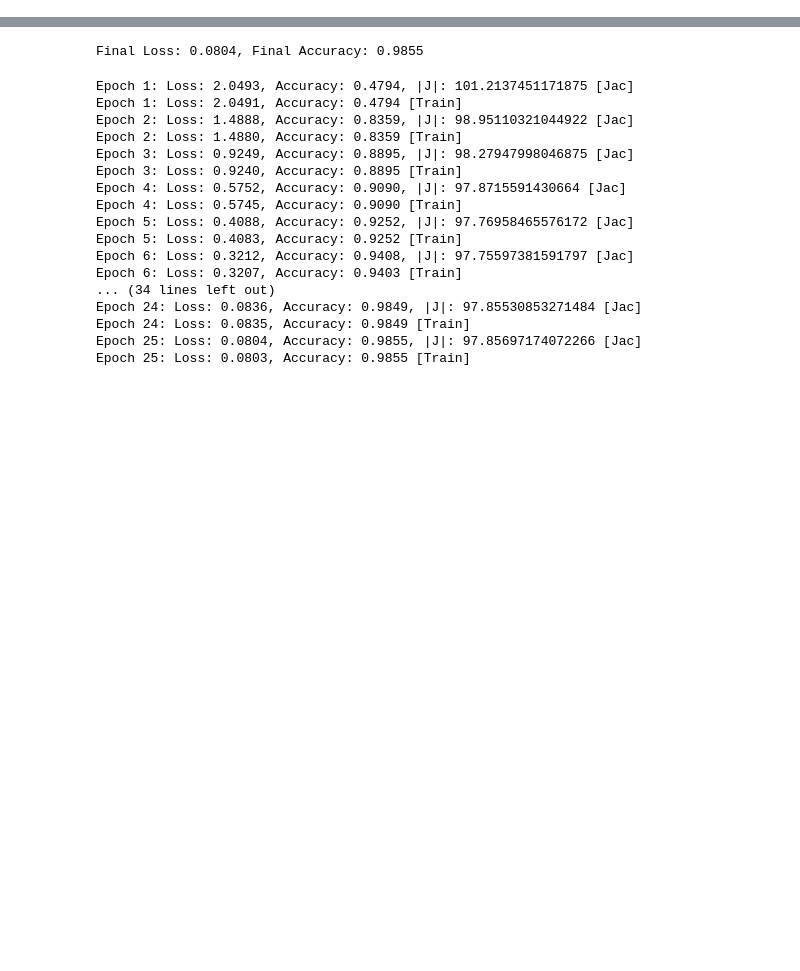
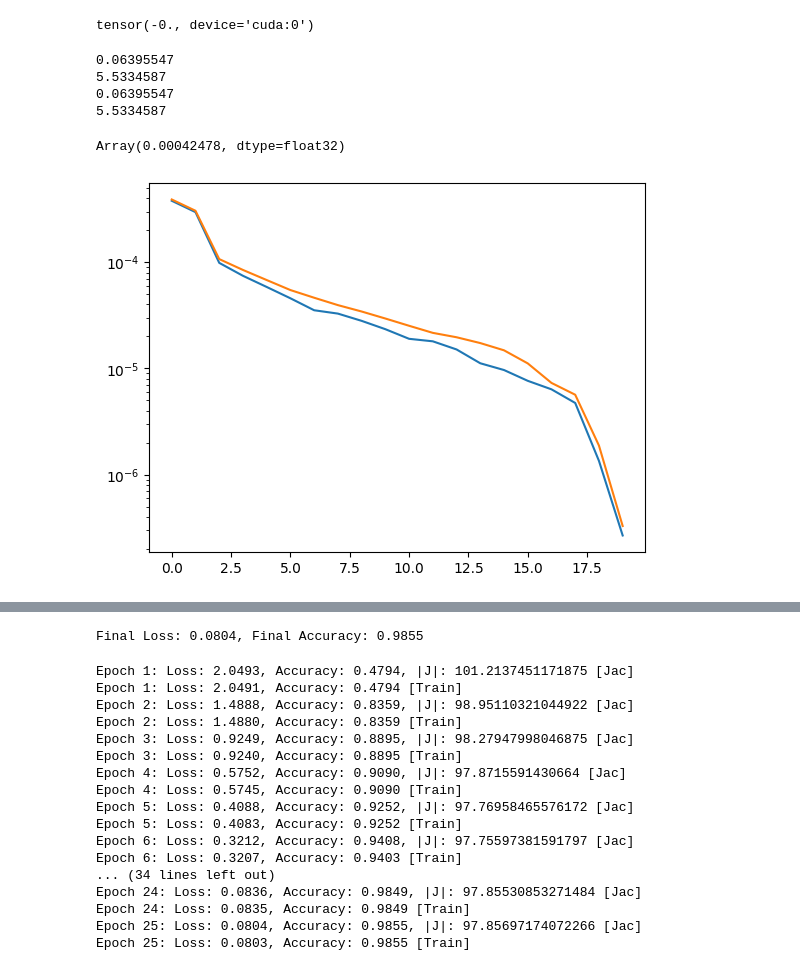
Before and after one commit to EleutherAI/basin-volume, a Jupyter notebook: jacobian.ipynb, the cells around one changed output, grey strips where cells are left out. Drawn from its saved outputs; the diff is of its cells as text; code cells hidden in the pictures; blank space fills up the shorter version.

```diff
--- a/jacobian.ipynb
+++ b/jacobian.ipynb
@@ -106,0 +533,6 @@ X, Y = X[:trimmed_len], Y[:trimmed_len]
+# %%
+mycfg = TrainConfig(num_epochs=25, optimizer="sgd", lr=0.01)
+J, (metrics, state) = jac_fn(raveled_params, X, Y, model.apply, mycfg, unravel)
+
+loss, acc = metrics
+print(f"Final Loss: {loss[-1]:.4f}, Final Accuracy: {acc[-1]:.4f}")
@@ -106,0 +545,41 @@ X, Y = X[:trimmed_len], Y[:trimmed_len]
+# %%
+J_torch = torch.from_numpy(np.array(J)).cuda()
+# eigenvectors and eigenvalues
+J_evals_torch, J_vecs_torch = torch.linalg.eig(J_torch)
+# %%
+torch.det(J_torch)
+# %% [output]
+tensor(-0., device='cuda:0')
+# %%
+# SVD of J
+u, s, vt = jnp.linalg.svd(J)
+# %%
+# SVD of J in torch: 55s
+u_torch, s_torch, vt_torch = torch.linalg.svd(J_torch)
+# %%
+delta = final_params - raveled_params
+delta_bulk = u[:, bulk] @ (vt[bulk, :] @ delta)
+final_params_bulk = u[:, bulk] @ (vt[bulk, :] @ final_params)
+print(jnp.linalg.norm(delta_bulk))
+print(jnp.linalg.norm(final_params_bulk))
+delta_bulk = vt.T[:, bulk] @ (vt[bulk, :] @ delta)
+final_params_bulk = vt.T[:, bulk] @ (vt[bulk, :] @ final_params)
+print(jnp.linalg.norm(delta_bulk))
+print(jnp.linalg.norm(final_params_bulk))
+# %% [output]
+0.06395547
+5.5334587
+0.06395547
+5.5334587
+# %%
+jnp.linalg.norm(J - u @ jnp.diag(s) @ vt) / jnp.linalg.norm(J)
+# %% [output]
+Array(0.00042478, dtype=float32)
+# %%
+slc = slice(-20, None)
+plt.plot(s_torch.cpu().numpy()[slc])
+plt.plot(s[slc])
+plt.yscale("log")
+plt.show()
+# %% [output]
+[figure, added]
```
Also changed, not shown: parts of 72 cells of this notebook, 2 other files.
